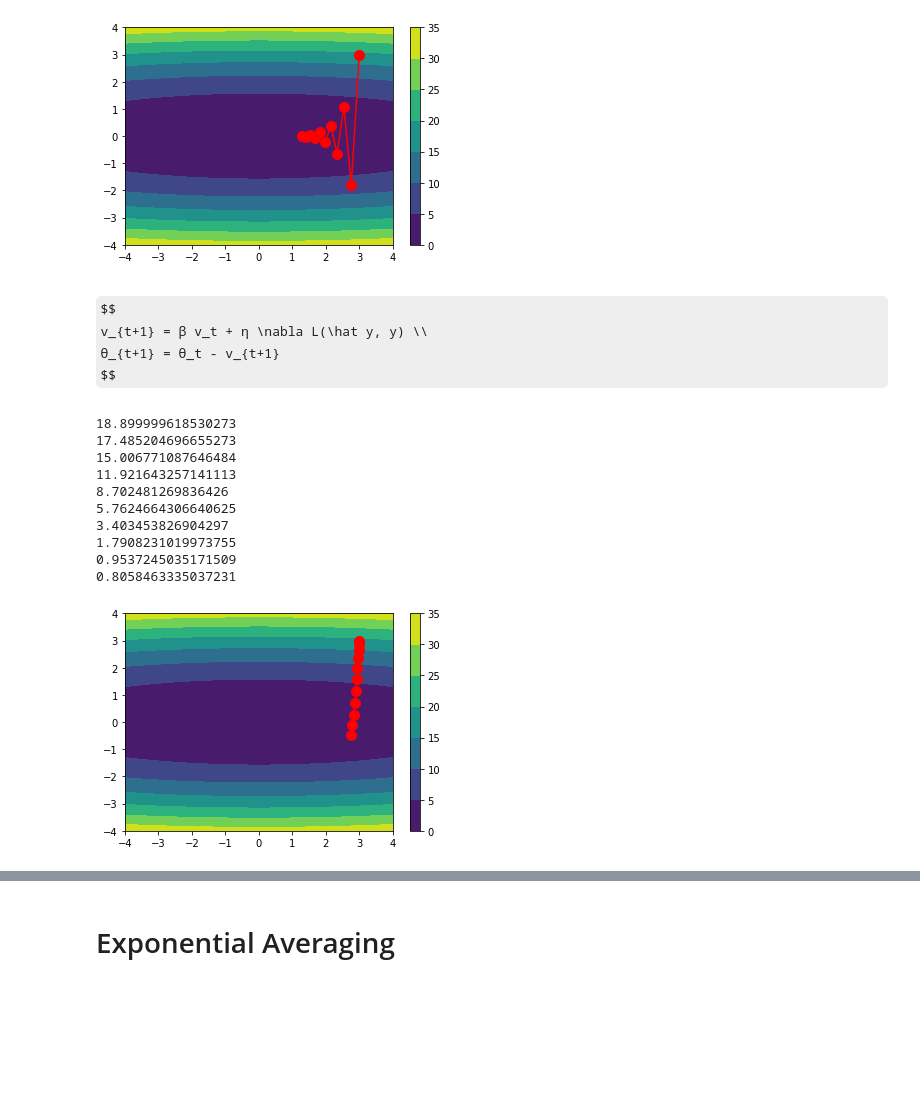
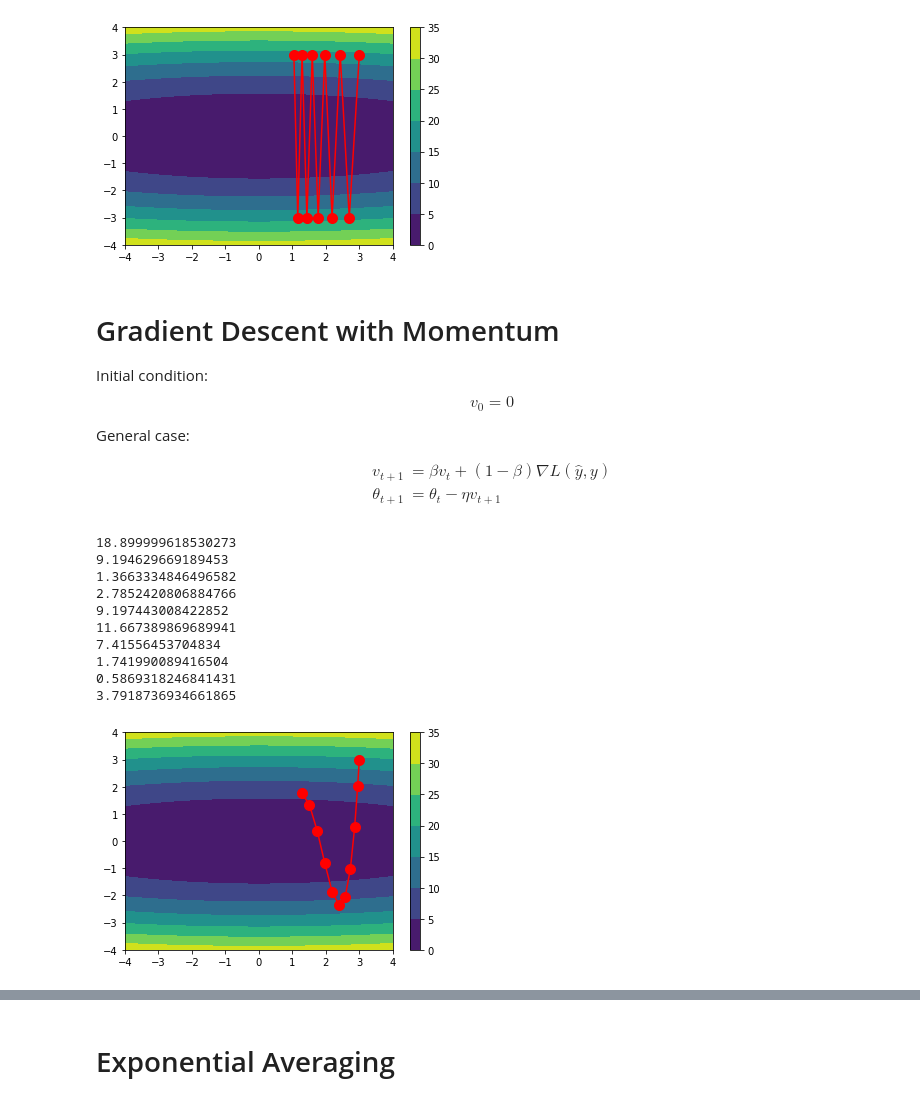
Before and after one commit to anthonyjclark/code, a Jupyter notebook: l15-optimization-part1/l15-optimization-part1.ipynb, the cells around one changed output, grey strips where cells are left out. Drawn from its saved outputs; the diff is of its cells as text; code cells hidden in the pictures; some formulas as TeX source; blank space fills up the shorter version.

```diff
--- a/l15-optimization-part1/l15-optimization-part1.ipynb
+++ b/l15-optimization-part1/l15-optimization-part1.ipynb
@@ -3,15 +3,24 @@ import matplotlib.pyplot as plt
 import torch
 # %%
 # Example from https://d2l.ai/chapter_optimization/momentum.html
+
+# Try playing around with different coefficents
+
 def loss_func(x1, x2):
-    return 0.1 * x1 ** 2 + 2 * x2 ** 2
+    a1 = 0.1
+    a2 = 2
+    return (a1 * x1 ** 2) + (a2 * x2 ** 2)
 # %%
-x1list = torch.linspace(-4, 4, 100)
-x2list = torch.linspace(-4, 4, 100)
+extent = 4
+
+x1list = torch.linspace(-extent, extent, 100)
+x2list = torch.linspace(-extent, extent, 100)
 
 x1grid, x2grid = torch.meshgrid(x1list, x2list)
 
-x1grid, x2grid
+loss_grid = loss_func(x1grid, x2grid)
+
+x1grid, x2grid, loss_grid
 # %% [output]
 (tensor([[-4.0000, -4.0000, -4.0000,  ..., -4.0000, -4.0000, -4.0000],
          [-3.9192, -3.9192, -3.9192,  ..., -3.9192, -3.9192, -3.9192],
@@ -44,10 +66,12 @@ tensor([ 2.8403, -3.0877])
 
 parameters = torch.tensor([3.0, 3.0], requires_grad=True)
 
+# Try 0.1, 0.4, 0.5, and 0.6
 learning_rate = 0.4
 num_epochs = 10
 
 phistory = [parameters.detach().clone()]
+lhistory = [0]
 
 for epoch in range(num_epochs):
 
@@ -63,5 +87,6 @@ for epoch in range(num_epochs):
         parameters -= learning_rate * parameters.grad
 
     phistory.append(parameters.detach().clone())
+    lhistory.append(loss.item())
 # %% [output]
 18.899999618530273
@@ -99,12 +124,21 @@ x2 = [p[1].item() for p in phistory]
 
 plt.plot(x1, x2, color='red', marker='o', markersize=10);
 # %% [output]
-[figure, old version]
+[figure, new version]
 # %% [markdown]
+# Gradient Descent with Momentum
+
+Initial condition:
 $$
-v_{t+1} = β v_t + η \nabla L(\hat y, y) \\
-θ_{t+1} = θ_t - v_{t+1}
+v_0 = 0
 $$
+
+General case:
+
+\begin{align}
+v_{t+1} &= β v_t + (1 - β) \nabla L(\hat y, y) \\
+θ_{t+1} &= θ_t - η v_{t+1}
+\end{align}
 # %%
 # Mini-batch SGD with momentum
 
@@ -112,11 +146,12 @@ parameters = torch.tensor([3.0, 3.0], requires_grad=True)
 momentum = torch.zeros_like(parameters)
 
 # Hyperparameters
-learning_rate = 0.1
+learning_rate = 0.8
 num_epochs = 10
 beta = 0.9
 
-phistory = [parameters.detach().clone()]
+phistory_mo = [parameters.detach().clone()]
+lhistory_mo = [0]
 
 for epoch in range(num_epochs):
 
@@ -134,27 +169,28 @@ for epoch in range(num_epochs):
         momentum = beta * momentum + (1 - beta) * parameters.grad
         parameters -= learning_rate * momentum
 
-    phistory.append(parameters.detach().clone())
+    phistory_mo.append(parameters.detach().clone())
+    lhistory_mo.append(loss.item())
 # %% [output]
 18.899999618530273
-17.485204696655273
-15.006771087646484
-11.921643257141113
-8.702481269836426
-5.7624664306640625
-3.403453826904297
-1.7908231019973755
-0.9537245035171509
-0.8058463335037231
+9.194629669189453
+1.3663334846496582
+2.7852420806884766
+9.197443008422852
+11.667389869689941
+7.41556453704834
+1.741990089416504
+0.5869318246841431
+3.7918736934661865
 # %%
 loss_grid = loss_func(x1grid, x2grid)
 
 cplot = plt.contourf(x1grid, x2grid, loss_grid)
 plt.colorbar(cplot)
 
-x1 = [p[0].item() for p in phistory]
-x2 = [p[1].item() for p in phistory]
+x1 = [p[0].item() for p in phistory_mo]
+x2 = [p[1].item() for p in phistory_mo]
 
 plt.plot(x1, x2, color='red', marker='o', markersize=10);
 # %% [output]
-[figure, old version]
+[figure, new version]
```
Also changed, not shown: parts of 11 cells of this notebook.
